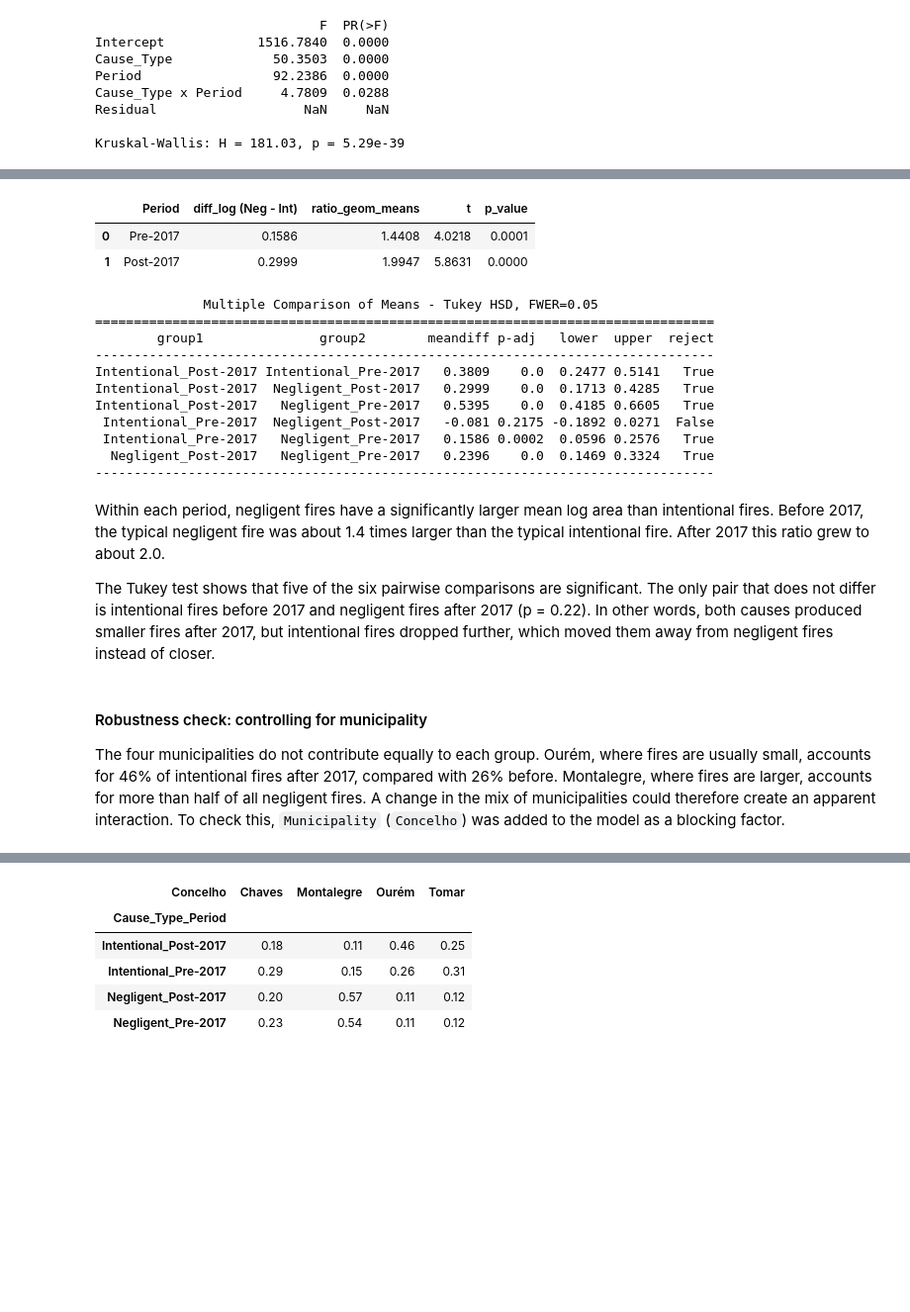
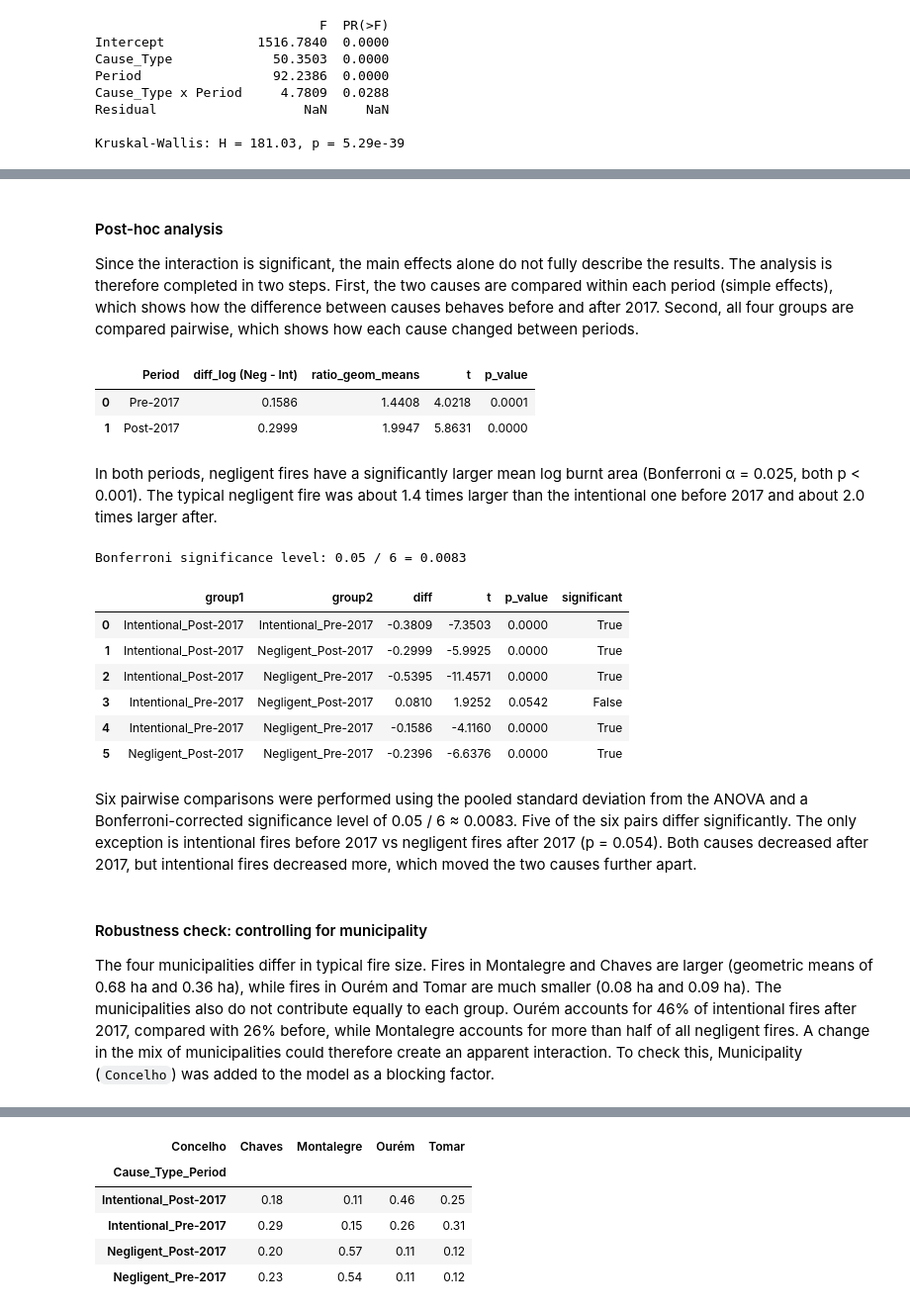
Before and after one commit to isabelamer/FCED_project, a Jupyter notebook: script1.ipynb, the cells around one changed output, grey strips where cells are left out. Shown at 99% size. Saved outputs shown, nothing was run; the diff lists cells and outputs as text; code cells hidden in the pictures; blank space fills up the shorter version.

```diff
--- a/script1.ipynb
+++ b/script1.ipynb
@@ -683,3 +689,7 @@ The effect sizes, however, are small. Period explains about 1.5% of the variance
+# %% [markdown]
+#### Post-hoc analysis
+
+Since the interaction is significant, the main effects alone do not fully describe the results. The analysis is therefore completed in two steps. First, the two causes are compared within each period (simple effects), which shows how the difference between causes behaves before and after 2017. Second, all four groups are compared pairwise, which shows how each cause changed between periods.
 # %%
 # Simple effects: Negligent vs Intentional within each period (Welch t-test)
 rows = []
@@ -696,26 +706,43 @@ pd.DataFrame(rows).round(4)
 |  | Period | diff_log (Neg - Int) | ratio_geom_means | t | p_value |
 | 0 | Pre-2017 | 0.1586 | 1.4408 | 4.0218 | 0.0001 |
 | 1 | Post-2017 | 0.2999 | 1.9947 | 5.8631 | 0.0000 |
-# %%
-tukey_q4 = pairwise_tukeyhsd(q4["Log_Total_Burnt_Area"], q4["Cause_Type_Period"], alpha=0.05)
-print(tukey_q4)
-# %% [output]
-              Multiple Comparison of Means - Tukey HSD, FWER=0.05
-================================================================================
-        group1               group2        meandiff p-adj   lower  upper  reject
---------------------------------------------------------------------------------
-Intentional_Post-2017 Intentional_Pre-2017   0.3809    0.0  0.2477 0.5141   True
-Intentional_Post-2017  Negligent_Post-2017   0.2999    0.0  0.1713 0.4285   True
-Intentional_Post-2017   Negligent_Pre-2017   0.5395    0.0  0.4185 0.6605   True
- Intentional_Pre-2017  Negligent_Post-2017   -0.081 0.2175 -0.1892 0.0271  False
- Intentional_Pre-2017   Negligent_Pre-2017   0.1586 0.0002  0.0596 0.2576   True
-  Negligent_Post-2017   Negligent_Pre-2017   0.2396    0.0  0.1469 0.3324   True
---------------------------------------------------------------------------------
-# %% [markdown]
-Within each period, negligent fires have a significantly larger mean log area than intentional fires. Before 2017, the typical negligent fire was about 1.4 times larger than the typical intentional fire. After 2017 this ratio grew to about 2.0.
-
-The Tukey test shows that five of the six pairwise comparisons are significant. The only pair that does not differ is intentional fires before 2017 and negligent fires after 2017 (p = 0.22). In other words, both causes produced smaller fires after 2017, but intentional fires dropped further, which moved them away from negligent fires instead of closer.
+# %% [markdown]
+In both periods, negligent fires have a significantly larger mean log burnt area (Bonferroni α = 0.025, both p < 0.001). The typical negligent fire was about 1.4 times larger than the intentional one before 2017 and about 2.0 times larger after.
+# %%
+# Pairwise comparisons with Bonferroni correction (OpenIntro, section 7.5)
+from itertools import combinations
+
+group_stats = q4.groupby("Cause_Type_Period")["Log_Total_Burnt_Area"].agg(["size", "mean"])
+mse = model_q4.mse_resid          # pooled variance from the ANOVA
+df_resid = model_q4.df_resid      # 6515
+K = 6                             # number of pairwise comparisons
+alpha_bonf = 0.05 / K
+
+pairs = []
+for g1, g2 in combinations(group_stats.index, 2):
+    n1, m1 = group_stats.loc[g1]
+    n2, m2 = group_stats.loc[g2]
+    diff = m1 - m2
+    se = np.sqrt(mse / n1 + mse / n2)
+    t_stat = diff / se
+    p_val = 2 * stats.t.sf(abs(t_stat), df_resid)
+    pairs.append({"group1": g1, "group2": g2, "diff": diff, "t": t_stat,
+                  "p_value": p_val, "significant": p_val < alpha_bonf})
+
+print(f"Bonferroni significance level: 0.05 / {K} = {alpha_bonf:.4f}")
+pd.DataFrame(pairs).round(4)
+# %% [output]
+Bonferroni significance level: 0.05 / 6 = 0.0083
+|  | group1 | group2 | diff | t | p_value | significant |
+| 0 | Intentional_Post-2017 | Intentional_Pre-2017 | -0.3809 | -7.3503 | 0.0000 | True |
+| 1 | Intentional_Post-2017 | Negligent_Post-2017 | -0.2999 | -5.9925 | 0.0000 | True |
+| 2 | Intentional_Post-2017 | Negligent_Pre-2017 | -0.5395 | -11.4571 | 0.0000 | True |
+| 3 | Intentional_Pre-2017 | Negligent_Post-2017 | 0.0810 | 1.9252 | 0.0542 | False |
+| 4 | Intentional_Pre-2017 | Negligent_Pre-2017 | -0.1586 | -4.1160 | 0.0000 | True |
+| 5 | Negligent_Post-2017 | Negligent_Pre-2017 | -0.2396 | -6.6376 | 0.0000 | True |
+# %% [markdown]
+Six pairwise comparisons were performed using the pooled standard deviation from the ANOVA and a Bonferroni-corrected significance level of 0.05 / 6 ≈ 0.0083. Five of the six pairs differ significantly. The only exception is intentional fires before 2017 vs negligent fires after 2017 (p = 0.054). Both causes decreased after 2017, but intentional fires decreased more, which moved the two causes further apart.
 # %% [markdown]
 #### Robustness check: controlling for municipality
 
-The four municipalities do not contribute equally to each group. Ourém, where fires are usually small, accounts for 46% of intentional fires after 2017, compared with 26% before. Montalegre, where fires are larger, accounts for more than half of all negligent fires. A change in the mix of municipalities could therefore create an apparent interaction. To check this, `Municipality` (`Concelho`) was added to the model as a blocking factor.
+The four municipalities differ in typical fire size. Fires in Montalegre and Chaves are larger (geometric means of 0.68 ha and 0.36 ha), while fires in Ourém and Tomar are much smaller (0.08 ha and 0.09 ha). The municipalities also do not contribute equally to each group. Ourém accounts for 46% of intentional fires after 2017, compared with 26% before, while Montalegre accounts for more than half of all negligent fires. A change in the mix of municipalities could therefore create an apparent interaction. To check this, Municipality (`Concelho`) was added to the model as a blocking factor.
```
Also changed, not shown: parts of 27 cells of this notebook.
